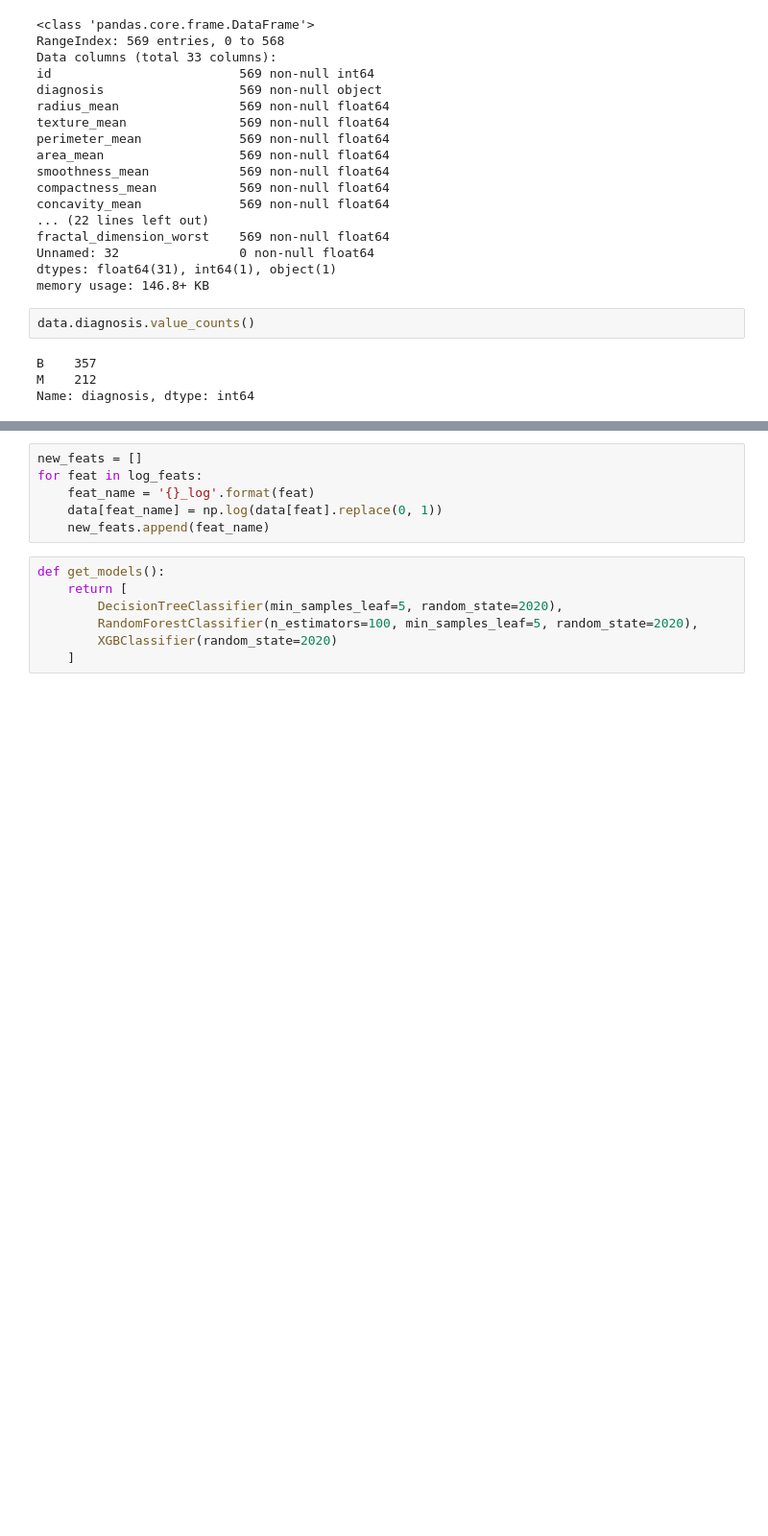
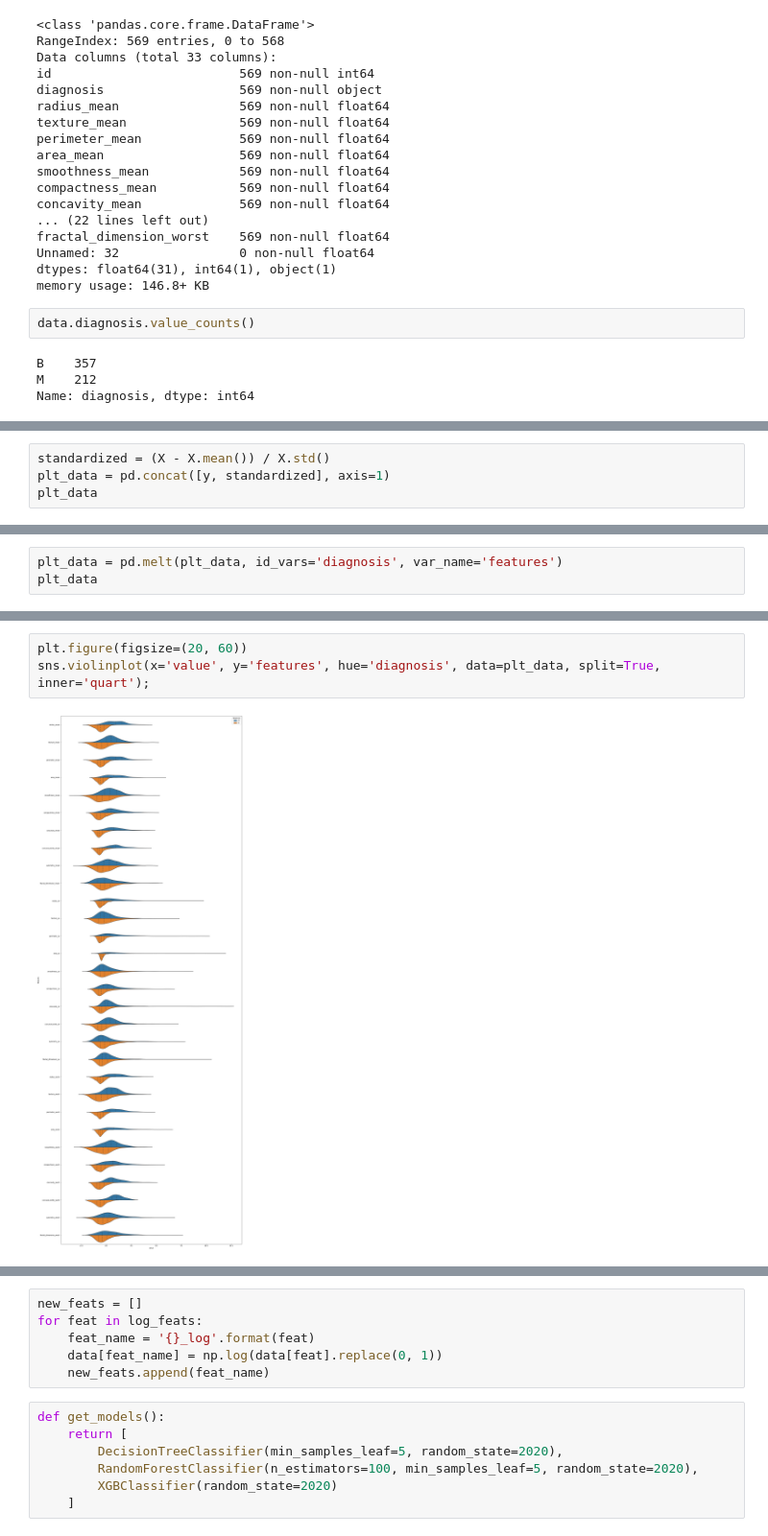
Before and after one commit to marcinsola/breast-cancer-analysis, a Jupyter notebook: breast-cancer-analysis.ipynb, the cells around one changed output, grey strips where cells are left out. Shown at 96% size. Cells and saved outputs as stored; diff of their text form; blank space fills up the shorter version.

```diff
--- a/breast-cancer-analysis.ipynb
+++ b/breast-cancer-analysis.ipynb
@@ -69,0 +95,4 @@ data.hist(figsize=(20, 20));
+# %%
+standardized = (X - X.mean()) / X.std()
+plt_data = pd.concat([y, standardized], axis=1)
+plt_data
@@ -69,0 +113,3 @@ data.hist(figsize=(20, 20));
+# %%
+plt_data = pd.melt(plt_data, id_vars='diagnosis', var_name='features')
+plt_data
@@ -69,0 +130,5 @@ data.hist(figsize=(20, 20));
+# %%
+plt.figure(figsize=(20, 60))
+sns.violinplot(x='value', y='features', hue='diagnosis', data=plt_data, split=True, inner='quart');
+# %% [output]
+[figure, added]
```
Also changed, not shown: parts of 15 cells of this notebook.
